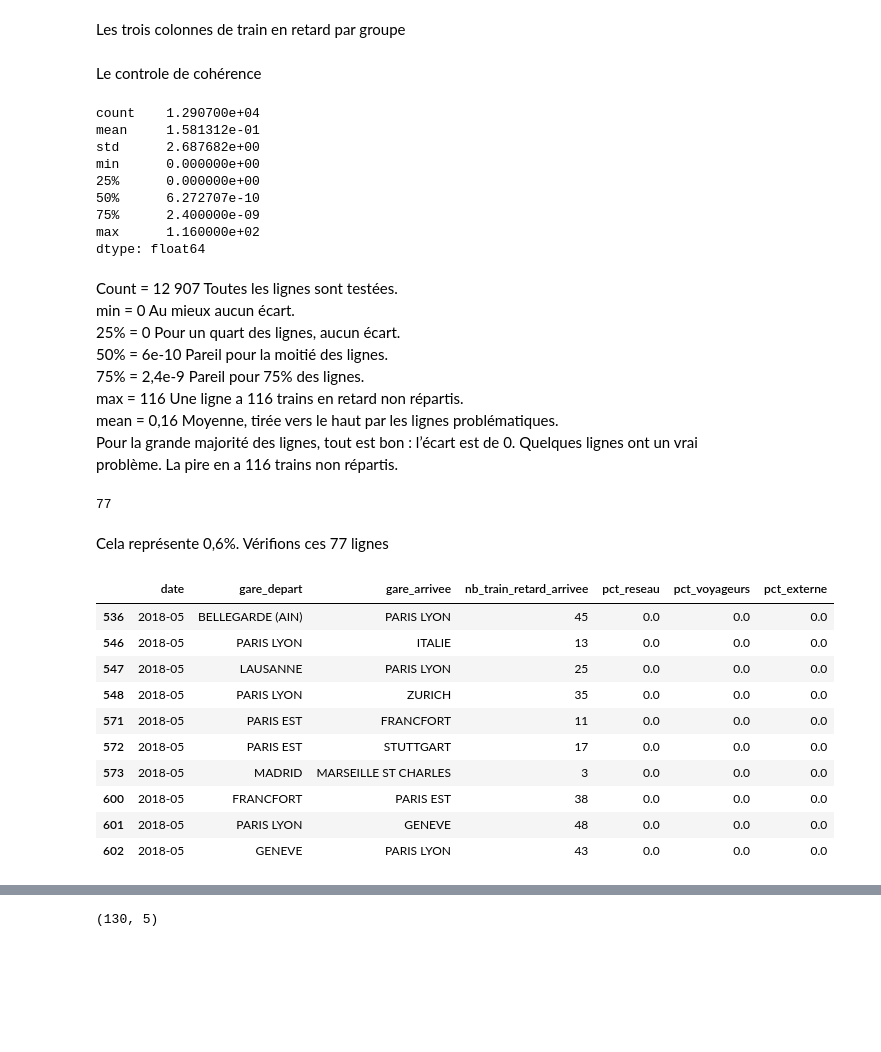
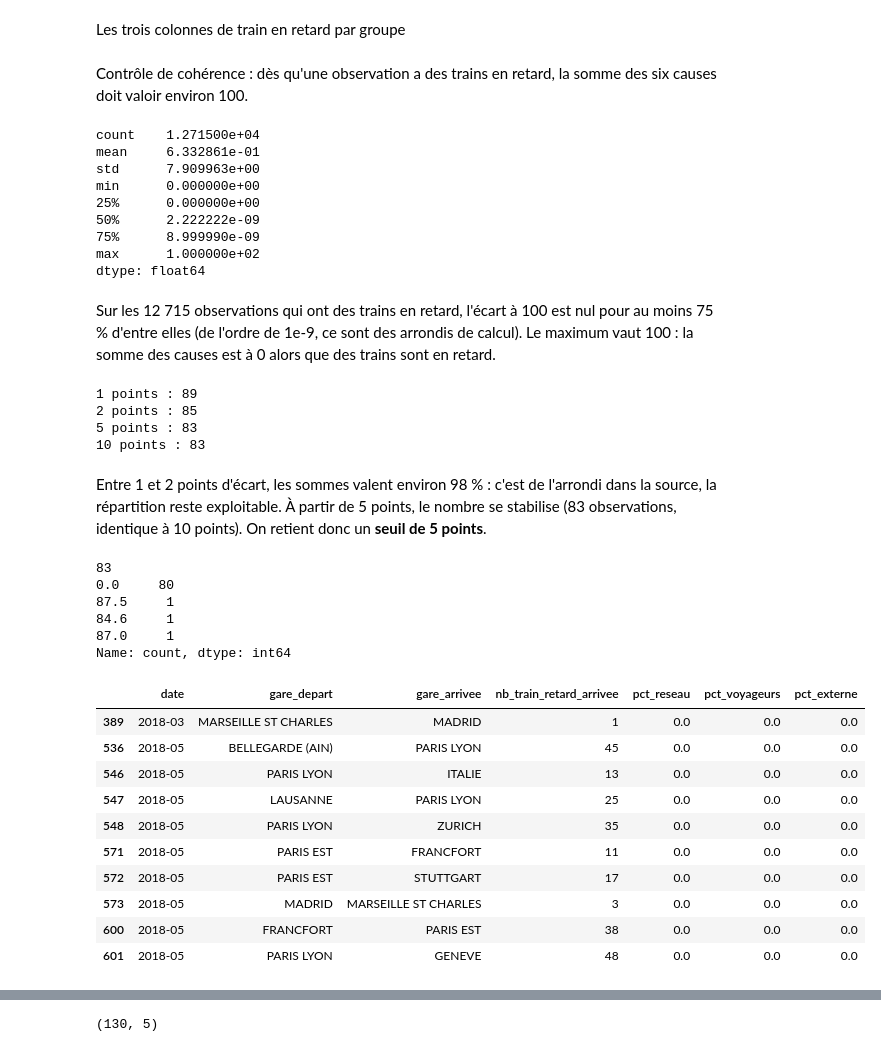
Before and after one commit to JulienCRB/IADATA_700_SNCF, a Jupyter notebook: notebook/phase1_causes.ipynb, the cells around one changed output, grey strips where cells are left out. Saved outputs shown, nothing was run; the diff lists cells and outputs as text; code cells hidden in the pictures; blank space fills up the shorter version.

```diff
--- a/notebook/phase1_causes.ipynb
+++ b/notebook/phase1_causes.ipynb
@@ -52,45 +53,55 @@ df["nb_retard_reseau"] = df["nb_train_retard_arrivee"] * df["pct_reseau"] / 100
 df["nb_retard_voyageurs"] = df["nb_train_retard_arrivee"] * df["pct_voyageurs"] / 100
 df["nb_retard_externe"] = df["nb_train_retard_arrivee"] * df["pct_externe"] / 100
 # %% [markdown]
-Le controle de cohérence
+Contrôle de cohérence : dès qu'une observation a des trains en retard, la somme des six causes doit valoir environ 100.
 # %%
-total_attribue = df["nb_retard_reseau"] + df["nb_retard_voyageurs"] + df["nb_retard_externe"]
-ecart = total_attribue - df["nb_train_retard_arrivee"]
-print(ecart.abs().describe())
+toutes_causes = causes_reseau + causes_voyageurs + causes_externe
+somme_causes = df[toutes_causes].sum(axis=1)
+a_des_retards = df["nb_train_retard_arrivee"] > 0
+
+ecart_100 = (somme_causes - 100).abs()
+print(ecart_100[a_des_retards].describe())
 # %% [output]
-count    1.290700e+04
-mean     1.581312e-01
-std      2.687682e+00
+count    1.271500e+04
+mean     6.332861e-01
+std      7.909963e+00
 min      0.000000e+00
 25%      0.000000e+00
-50%      6.272707e-10
-75%      2.400000e-09
-max      1.160000e+02
+50%      2.222222e-09
+75%      8.999990e-09
+max      1.000000e+02
 dtype: float64
 # %% [markdown]
-Count =	12 907	Toutes les lignes sont testées.
-min	= 0	Au mieux aucun écart.
-25%	= 0	Pour un quart des lignes, aucun écart.
-50%	= 6e-10	Pareil pour la moitié des lignes.
-75%	= 2,4e-9	Pareil pour 75% des lignes.
-max	= 116	Une ligne a 116 trains en retard non répartis.
-mean =	0,16	Moyenne, tirée vers le haut par les lignes problématiques.
-Pour la grande majorité des lignes, tout est bon : l’écart est de 0.
-Quelques lignes ont un vrai problème. La pire en a 116 trains non répartis.
+Sur les 12 715 observations qui ont des trains en retard, l'écart à 100 est nul pour au moins 75 % d'entre elles (de l'ordre de 1e-9, ce sont des arrondis de calcul).
+Le maximum vaut 100 : la somme des causes est à 0 alors que des trains sont en retard.
 # %%
-#Lignes ayant un vrai écart
-print((ecart.abs() > 1).sum())
+# Nombre d'observations hors tolérance selon le seuil choisi
+for seuil in [1, 2, 5, 10]:
+    print(seuil, "points :", (a_des_retards & (ecart_100 > seuil)).sum())
 # %% [output]
-77
+1 points : 89
+2 points : 85
+5 points : 83
+10 points : 83
 # %% [markdown]
-Cela représente 0,6%.
-Vérifions ces 77 lignes
+Entre 1 et 2 points d'écart, les sommes valent environ 98 % : c'est de l'arrondi dans la source, la répartition reste exploitable.
+À partir de 5 points, le nombre se stabilise (83 observations, identique à 10 points). On retient donc un **seuil de 5 points**.
 # %%
-anomalies = ecart.abs() > 1
+anomalies = a_des_retards & (ecart_100 > 5)
+print(anomalies.sum())
+print(somme_causes[anomalies].round(1).value_counts())
 
-df.loc[anomalies, ["date", "gare_depart", "gare_arrivee", "nb_train_retard_arrivee", "pct_reseau", "pct_voyageurs", "pct_externe"]].head(10)
+colonnes_vues = ["date", "gare_depart", "gare_arrivee", "nb_train_retard_arrivee", "pct_reseau", "pct_voyageurs", "pct_externe"]
+df.loc[anomalies, colonnes_vues].head(10)
 # %% [output]
+83
+0.0     80
+87.5     1
+84.6     1
+87.0     1
+Name: count, dtype: int64
 |  | date | gare_depart | gare_arrivee | nb_train_retard_arrivee | pct_reseau | pct_voyageurs | pct_externe |
+| 389 | 2018-03 | MARSEILLE ST CHARLES | MADRID | 1 | 0.0 | 0.0 | 0.0 |
 | 536 | 2018-05 | BELLEGARDE (AIN) | PARIS LYON | 45 | 0.0 | 0.0 | 0.0 |
 | 546 | 2018-05 | PARIS LYON | ITALIE | 13 | 0.0 | 0.0 | 0.0 |
 | 547 | 2018-05 | LAUSANNE | PARIS LYON | 25 | 0.0 | 0.0 | 0.0 |
@@ -100,7 +111,6 @@ df.loc[anomalies, ["date", "gare_depart", "gare_arrivee", "nb_train_retard_arriv
 | 573 | 2018-05 | MADRID | MARSEILLE ST CHARLES | 3 | 0.0 | 0.0 | 0.0 |
 | 600 | 2018-05 | FRANCFORT | PARIS EST | 38 | 0.0 | 0.0 | 0.0 |
 | 601 | 2018-05 | PARIS LYON | GENEVE | 48 | 0.0 | 0.0 | 0.0 |
-| 602 | 2018-05 | GENEVE | PARIS LYON | 43 | 0.0 | 0.0 | 0.0 |
 # %%
 df["cause_fiable"] = ~anomalies
 print(df.loc[anomalies, "date"].value_counts().head(10))
```
Also changed, not shown: parts of 14 cells of this notebook.
